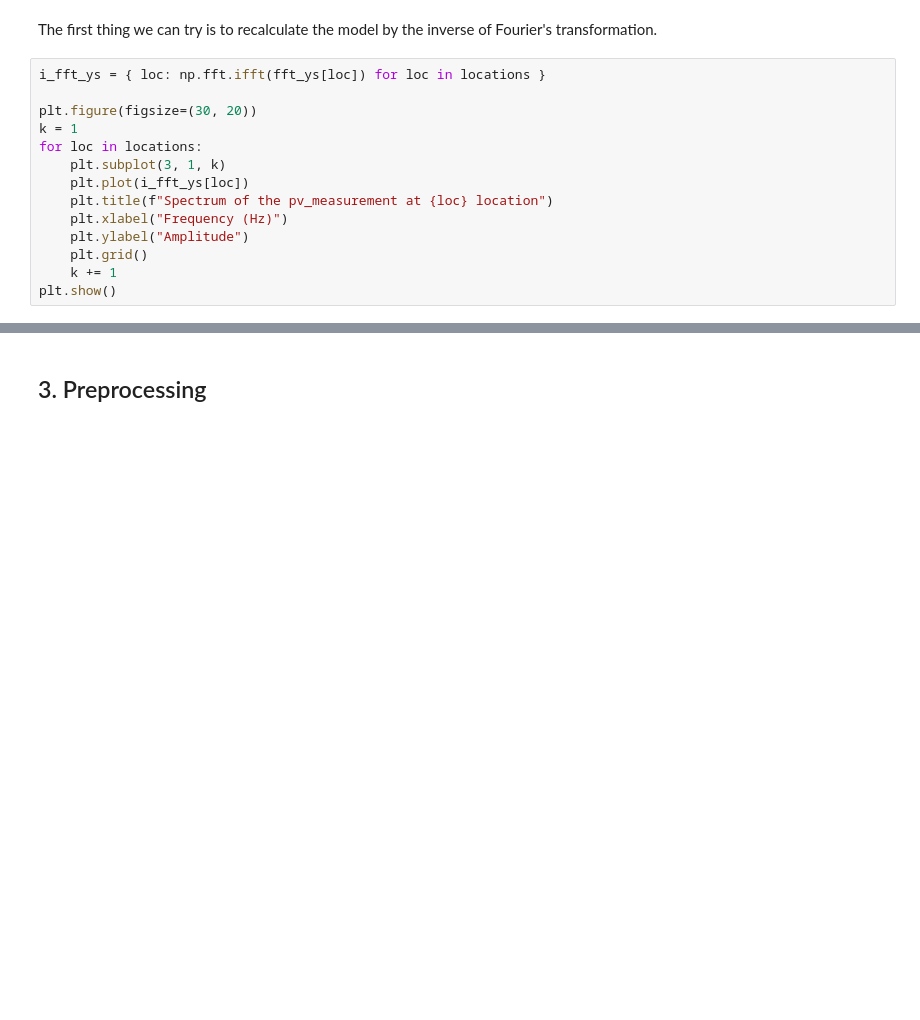
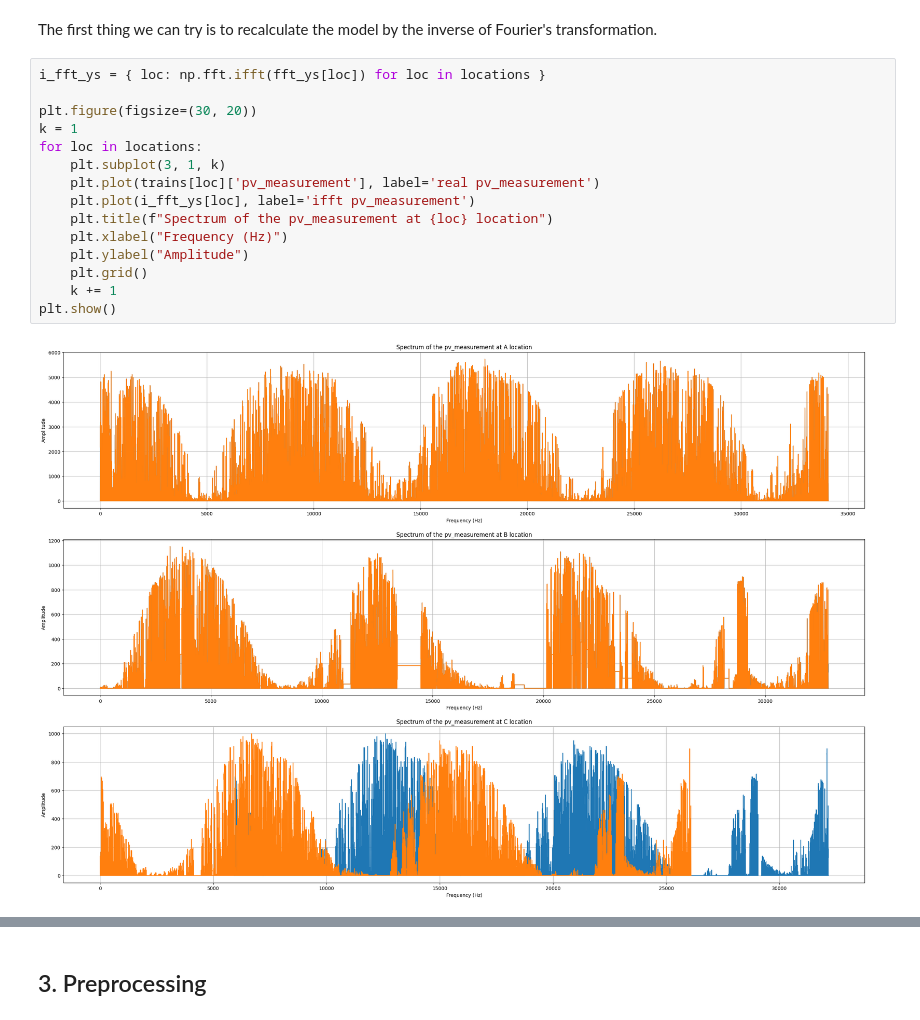
Before and after one commit to art-test-stack/ml_competition, a Jupyter notebook: final_notebook.ipynb, the cells around one changed output, grey strips where cells are left out. Drawn from its saved outputs; the diff is of its cells as text; blank space fills up the shorter version.

```diff
--- a/final_notebook.ipynb
+++ b/final_notebook.ipynb
@@ -178,14 +214,17 @@ The first thing we can try is to recalculate the model by the inverse of Fourier
 # %%
 i_fft_ys = { loc: np.fft.ifft(fft_ys[loc]) for loc in locations }
 
 plt.figure(figsize=(30, 20))
 k = 1
 for loc in locations:
     plt.subplot(3, 1, k)
-    plt.plot(i_fft_ys[loc])
+    plt.plot(trains[loc]['pv_measurement'], label='real pv_measurement')
+    plt.plot(i_fft_ys[loc], label='ifft pv_measurement')
     plt.title(f"Spectrum of the pv_measurement at {loc} location")
     plt.xlabel("Frequency (Hz)")
     plt.ylabel("Amplitude")
     plt.grid()
     k += 1
 plt.show()
+# %% [output]
+[figure, added]
```
Also changed, not shown: parts of 13 cells of this notebook, 2 other files.
